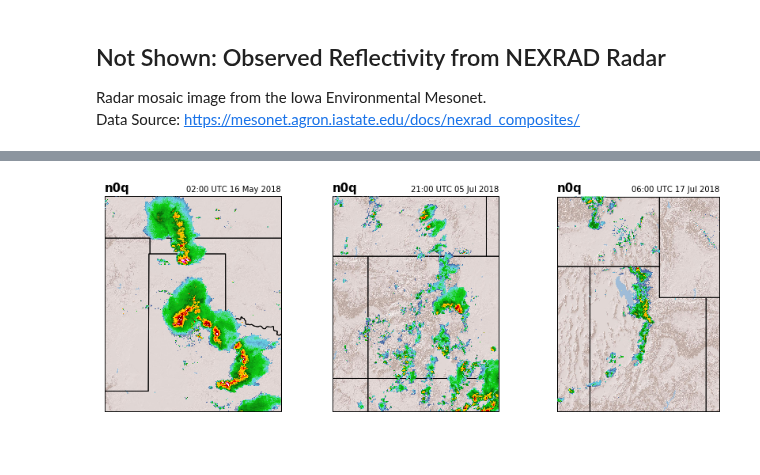
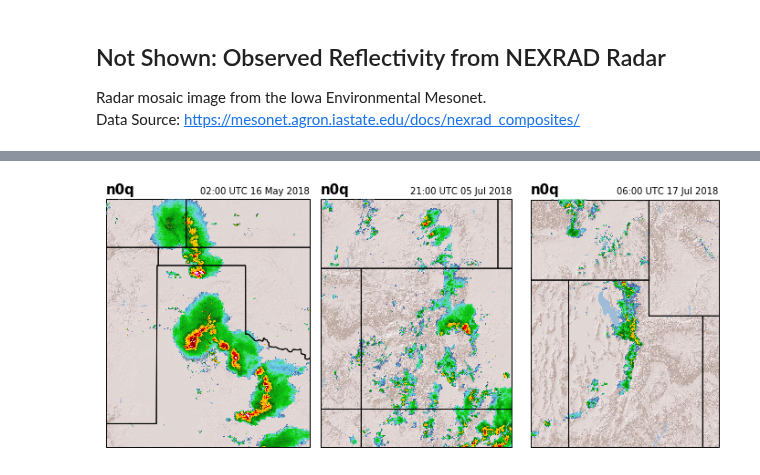
Before and after one commit to blaylockbk/pyBKB_v3, a Jupyter notebook: publications/GLM_HRRR/Fig-04_Cases-Map.ipynb, the cells around one changed output, grey strips where cells are left out. Drawn from its saved outputs; the diff is of its cells as text; code cells hidden in the pictures; blank space fills up the shorter version.

```diff
--- a/publications/GLM_HRRR/Fig-04_Cases-Map.ipynb
+++ b/publications/GLM_HRRR/Fig-04_Cases-Map.ipynb
@@ -217,7 +217,7 @@ for i, event in enumerate(events):
     LAT = FIRE['latitude']
 
     ax = fig.add_subplot(1, len(events), i+1, projection=ShadedReliefESRI().crs)
-    ax.add_feature(cfeature.STATES.with_scale('10m'))
+    ax.add_feature(cfeature.STATES.with_scale('10m'), zorder=11)
 
     ax.add_image(ShadedReliefESRI(), 8)
 
@@ -228,5 +228,7 @@ for i, event in enumerate(events):
     ax.set_title('%s' % DATE.strftime('%H:%M UTC %d %b %Y'), loc='right')
     ax.set_title(version, loc='left', fontweight='bold', fontsize=15)
 
+fig.subplots_adjust(wspace=-.4)
+
 plt.savefig('./figs/not_shown_NEXRAD-events_%s' % version)
 # %% [output]
@@ -234,27 +236,28 @@ plt.savefig('./figs/not_shown_NEXRAD-events_%s' % version)
 # %%
 fig = plt.figure(figsize=(15, 5))
 
 version = 'n0q'
 
 for i, event in enumerate(events):
     FIRE = get_fire(event)
     DATE = FIRE['event']
     LON = FIRE['longitude']
     LAT = FIRE['latitude']
 
     ax = fig.add_subplot(1, len(events), i+1, projection=ShadedReliefESRI().crs)
-    ax.add_feature(cfeature.STATES.with_scale('10m'))
+    ax.add_feature(cfeature.STATES.with_scale('10m'), zorder=11)
 
     ax.add_image(ShadedReliefESRI(), 8)
 
     add_NEXRAD(ax, DATE, version=version)
 
     extent_centermap(ax, (LAT,LON), size=(3.5, 3.5))
 
     ax.set_title('%s' % DATE.strftime('%H:%M UTC %d %b %Y'), loc='right')
     ax.set_title(version, loc='left', fontweight='bold', fontsize=15)
 
+fig.subplots_adjust(wspace=-.4)
 
 plt.savefig('./figs/not_shown_NEXRAD-events_%s' % version)
 # %% [output]
-[figure, old version]
+[figure, new version]
```
Also changed, not shown: parts of 1 cell of this notebook, 10 other files.
